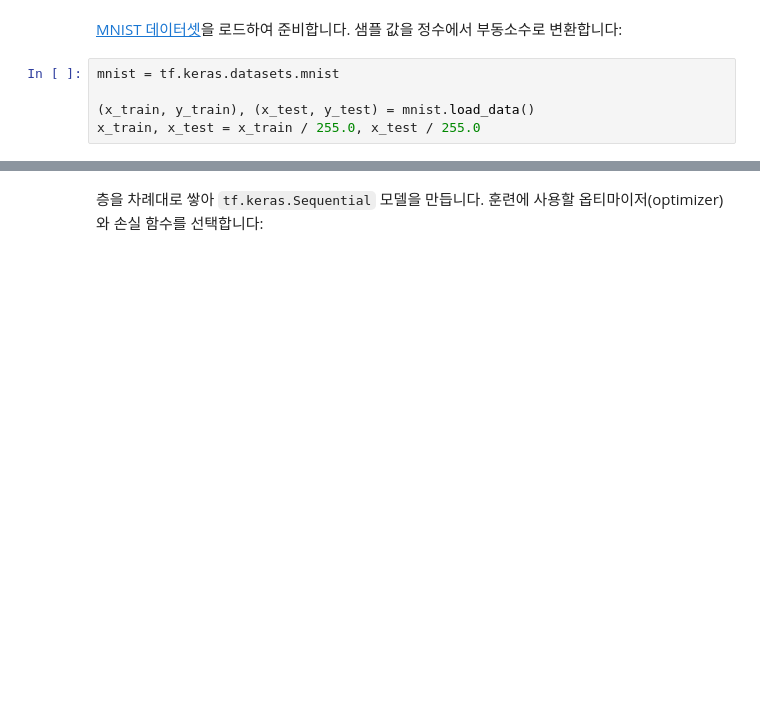
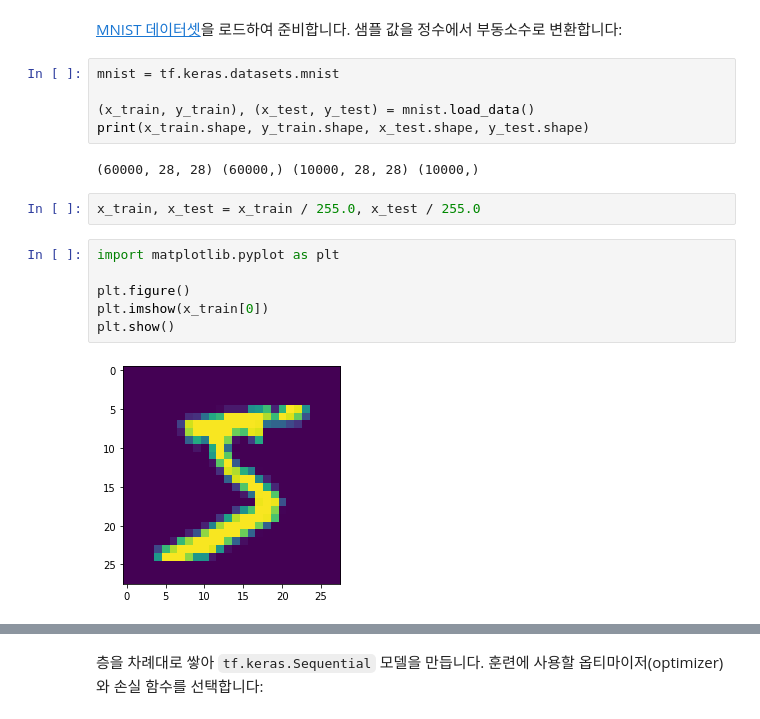
Before and after one commit to mephi82/grad_data_analysis, a Jupyter notebook: site/ko/tutorials/quickstart/beginner.ipynb, the cells around one changed output, grey strips where cells are left out. Saved outputs shown, nothing was run; the diff lists cells and outputs as text; blank space fills up the shorter version.

```diff
--- a/site/ko/tutorials/quickstart/beginner.ipynb
+++ b/site/ko/tutorials/quickstart/beginner.ipynb
@@ -56,4 +33,16 @@ import tensorflow as tf
 mnist = tf.keras.datasets.mnist
 
 (x_train, y_train), (x_test, y_test) = mnist.load_data()
-x_train, x_test = x_train / 255.0, x_test / 255.0
+print(x_train.shape, y_train.shape, x_test.shape, y_test.shape)
+# %% [output]
+(60000, 28, 28) (60000,) (10000, 28, 28) (10000,)
+# %%
+x_train, x_test = x_train / 255.0, x_test / 255.0
+# %%
+import matplotlib.pyplot as plt
+
+plt.figure()
+plt.imshow(x_train[0])
+plt.show()
+# %% [output]
+[figure, added]
```
Also changed, not shown: parts of 3 cells of this notebook.
